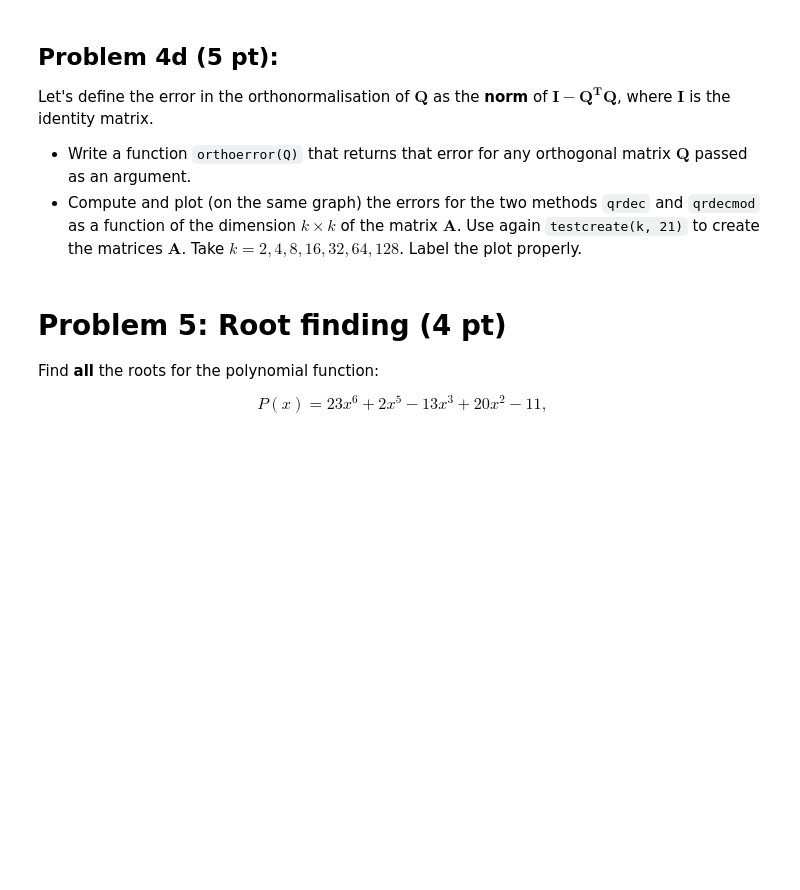
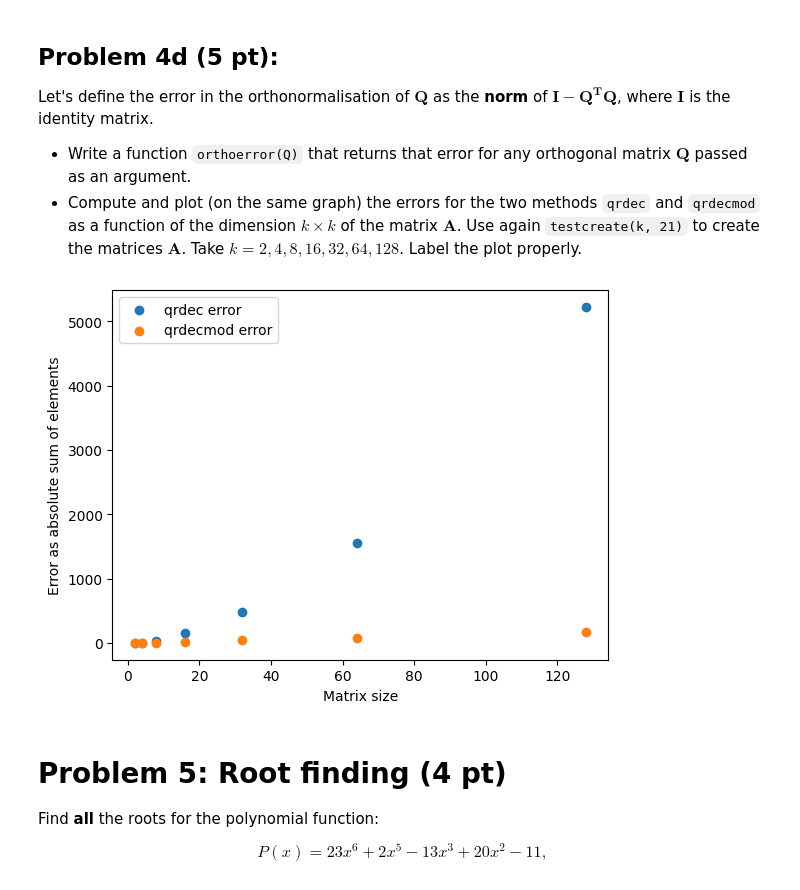
Before and after one commit to ufotermiten/Final_LP4, a Jupyter notebook: LP4_final_Group045.ipynb, the cells around one changed output. Saved outputs shown, nothing was run; the diff lists cells and outputs as text; code cells hidden in the pictures; blank space fills up the shorter version.

````diff
--- a/LP4_final_Group045.ipynb
+++ b/LP4_final_Group045.ipynb
@@ -242,7 +242,20 @@ def qrdec(A):
 # 4a
 # Modify qrdec above by using the modified Gram-Schmidt algorithm
 # YOUR CODE HERE
-raise NotImplementedError()
+def qrdecmod(A):
+    n = A.shape[0]
+    Ap = np.copy(A)
+    Q = np.zeros((n,n))
+    R = np.zeros((n,n))
+
+    for i in range(n):
+        R[i,i] = np.linalg.norm(Ap[:,i])
+        Q[:,i] = Ap[:,i]/R[i,i]
+        for j in range(i+1,n):
+            R[i,j] = np.sum(Q[:,i]*Ap[:,j])
+            Ap[:,j] -= R[i,j]*Q[:,i]
+
+    return Q, R
 # %% [markdown]
 ## Problem 4b (3 pt):
 Use again ```testcreate(4, 21)``` from the previous exercises to create a $4 \times 4$ matrix $\pmb{A}$ and QR-decompose it using ```qrdec``` and ```qrdecmod```.
@@ -266,11 +301,29 @@ Let's define the error in the orthonormalisation of $\pmb{Q}$ as the **norm** of
 # %%
 # 4d
 # norm -> np.linalg.norm
 # Range of sizes of the matrix A
 k = np.array((2, 4, 8, 16, 32, 64, 128))
 
 # YOUR CODE HERE
-raise NotImplementedError()
+def orthoerror(Q):
+    return np.sum(np.abs(Q@Q.T-np.identity(Q.shape[0])))
+
+qrdecerr=[]
+qrdecmoderr=[]
+for i in range(len(k)):
+    qrdecerr.append(orthoerror(qrdec(testcreate(k[i],21)[0])[0]))
+    qrdecmoderr.append(orthoerror(qrdecmod(testcreate(k[i],21)[0])[0]))
+
+plt.scatter(k,qrdecerr,label="qrdec error")
+plt.scatter(k,qrdecmoderr,label="qrdecmod error")
+plt.xlabel("Matrix size")
+plt.ylabel("Error as absolute sum of elements")
+
+
+plt.legend()
+plt.show()
+# %% [output]
+[figure, added]
 # %% [markdown]
 # Problem 5: Root finding (4 pt)
 
````
Also changed, not shown: parts of 2 cells of this notebook.
